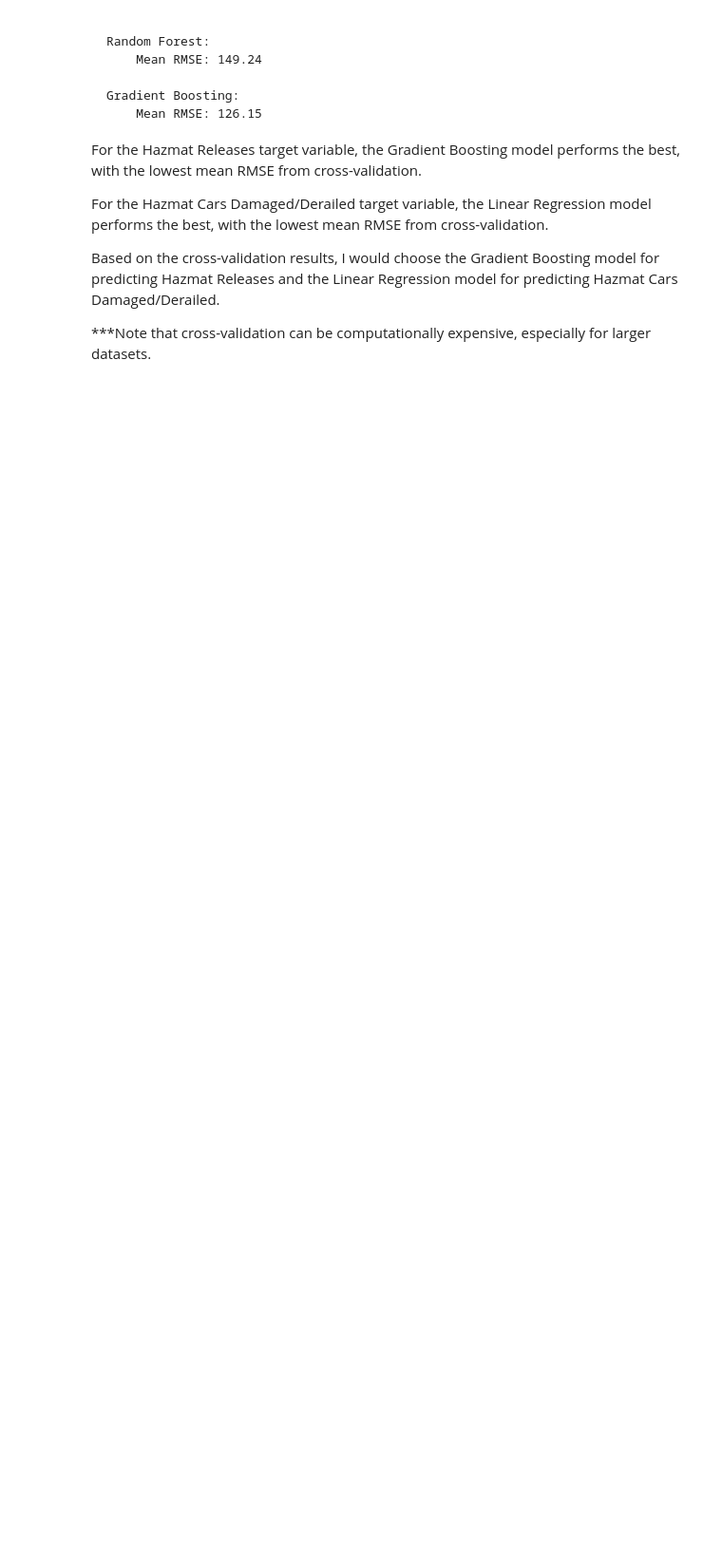
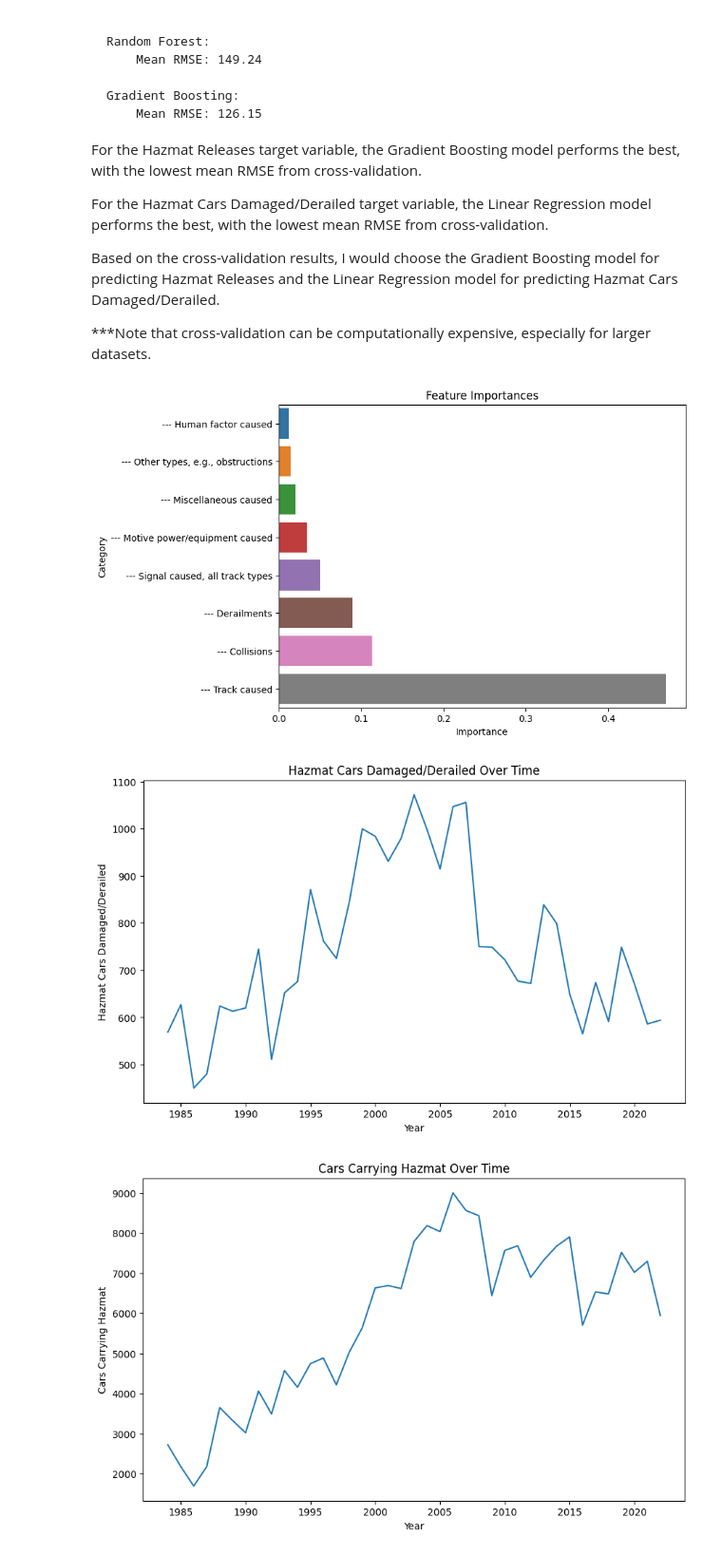
Before and after one commit to nadinejackson1/transportation-safety-environmental-protection, a Jupyter notebook: transportation_safety_environmental_protection.ipynb, the cells around one changed output. Shown at 95% size. Cells and saved outputs as stored; diff of their text form; code cells hidden in the pictures; blank space fills up the shorter version.

```diff
--- a/transportation_safety_environmental_protection.ipynb
+++ b/transportation_safety_environmental_protection.ipynb
@@ -238,3 +238,50 @@ For the Hazmat Cars Damaged/Derailed target variable, the Linear Regression mode
 Based on the cross-validation results, I would choose the Gradient Boosting model for predicting Hazmat Releases and the Linear Regression model for predicting Hazmat Cars Damaged/Derailed.
 
 ***Note that cross-validation can be computationally expensive, especially for larger datasets.
+# %%
+import matplotlib.pyplot as plt
+import seaborn as sns
+
+# Train the Random Forest model on the entire dataset
+rf = RandomForestRegressor(random_state=42)
+rf.fit(X, y1)
+
+# Create a bar chart of the feature importances
+feature_importances = pd.Series(rf.feature_importances_, index=X.columns)
+feature_importances = feature_importances.drop(['Hazmat_Derailment_Ratio', 'Year', '--- Train accident deaths', '--- Train accident injuries'])
+feature_importances = feature_importances.sort_values()
+plt.figure(figsize=(8, 6))
+sns.barplot(x=feature_importances, y=feature_importances.index)
+plt.title("Feature Importances")
+plt.xlabel("Importance")
+plt.show()
+
+#Create a time series plot of '--- Hazmat cars damaged/derailed'
+plt.figure(figsize=(10, 6))
+plt.plot(df_transposed['Year'], df_transposed['--- Hazmat cars damaged/derailed'])
+plt.title("Hazmat Cars Damaged/Derailed Over Time")
+plt.xlabel("Year")
+plt.ylabel("Hazmat Cars Damaged/Derailed")
+plt.show()
+
+# Create a time series plot of '--- Cars carrying hazmat'
+plt.figure(figsize=(10, 6))
+plt.plot(df_transposed['Year'], df_transposed['--- Cars carrying hazmat'])
+plt.title("Cars Carrying Hazmat Over Time")
+plt.xlabel("Year")
+plt.ylabel("Cars Carrying Hazmat")
+plt.show()
+
+# Create a line plot of '--- Hazmat cars damaged/derailed' and '--- Cars carrying hazmat'
+plt.figure(figsize=(10, 6))
+plt.plot(df_transposed['Year'], df_transposed['--- Hazmat cars damaged/derailed'], label='Hazmat Cars Damaged/Derailed')
+plt.plot(df_transposed['Year'], df_transposed['--- Cars carrying hazmat'], label='Cars Carrying Hazmat')
+plt.title("Hazmat Cars Damaged/Derailed vs. Cars Carrying Hazmat Over Time")
+plt.xlabel("Year")
+plt.ylabel("Number of Cars")
+plt.legend()
+plt.show()
+# %% [output]
+[figure, added]
+[figure, added]
+[figure, added]
```
Also changed, not shown: parts of 1 cell of this notebook, 1 other file.
